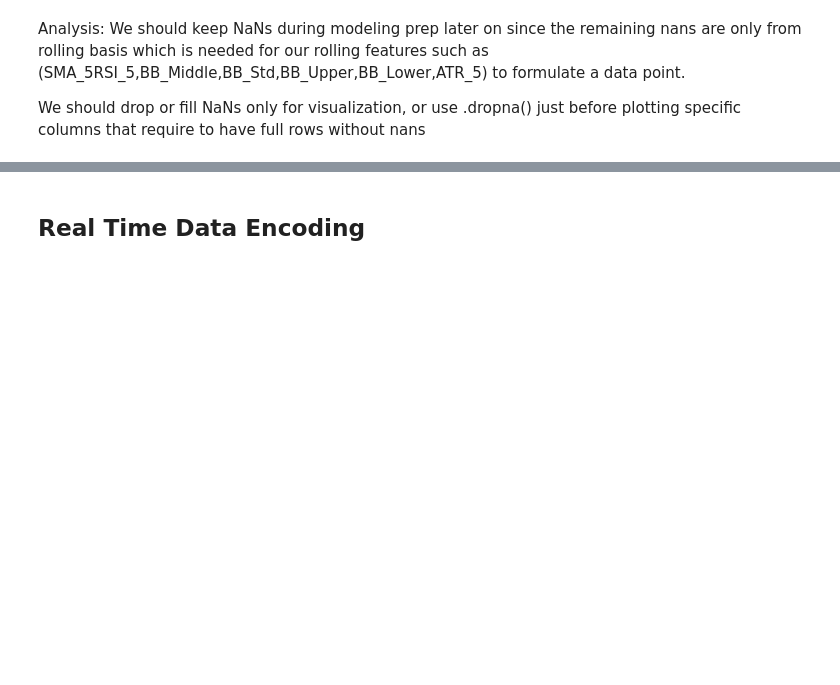
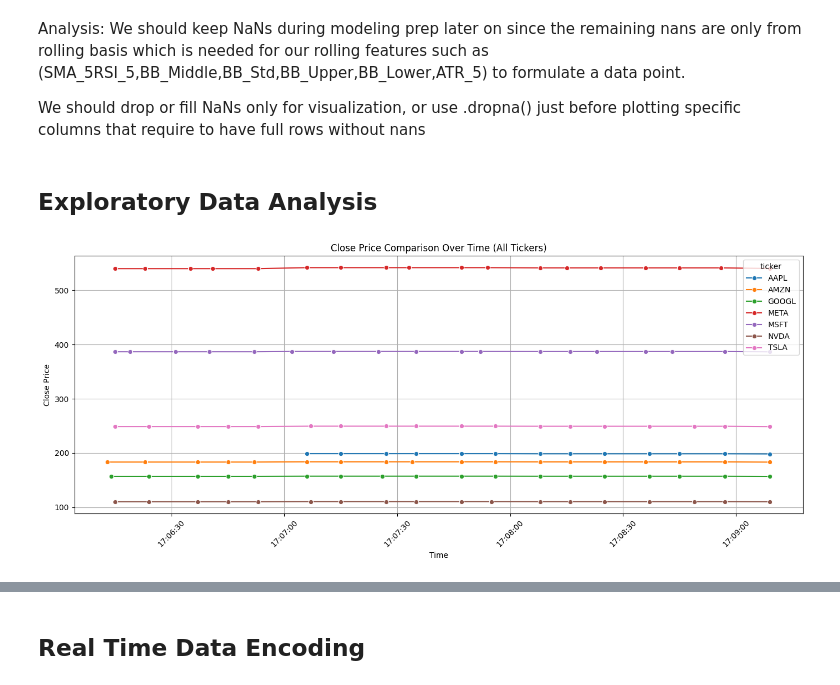
Before and after one commit to HaseemArshad/Stock-Market-Prediction-Model, a Jupyter notebook: StockMarketPredictionModel.ipynb, the cells around one changed output, grey strips where cells are left out. Drawn from its saved outputs; the diff is of its cells as text; code cells hidden in the pictures; blank space fills up the shorter version.

```diff
--- a/StockMarketPredictionModel.ipynb
+++ b/StockMarketPredictionModel.ipynb
@@ -627,3 +631,17 @@ dtype: int64
 Analysis: We should keep NaNs during modeling prep later on since the remaining nans are only from rolling basis which is needed for our rolling features such as (SMA_5RSI_5,BB_Middle,BB_Std,BB_Upper,BB_Lower,ATR_5) to formulate a data point.
 
 We should drop or fill NaNs only for visualization, or use .dropna() just before plotting specific columns that require to have full rows without nans
+# %% [markdown]
+## Exploratory Data Analysis
+# %%
+plt.figure(figsize=(14, 6))
+sns.lineplot(data=df_cass_final, x='date', y='close', hue='ticker', marker='o')
+plt.title("Close Price Comparison Over Time (All Tickers)")
+plt.xlabel("Time")
+plt.ylabel("Close Price")
+plt.xticks(rotation=45)
+plt.grid(True)
+plt.tight_layout()
+plt.show()
+# %% [output]
+[figure, added]
```
Also changed, not shown: parts of 18 cells of this notebook, 1 other file.
